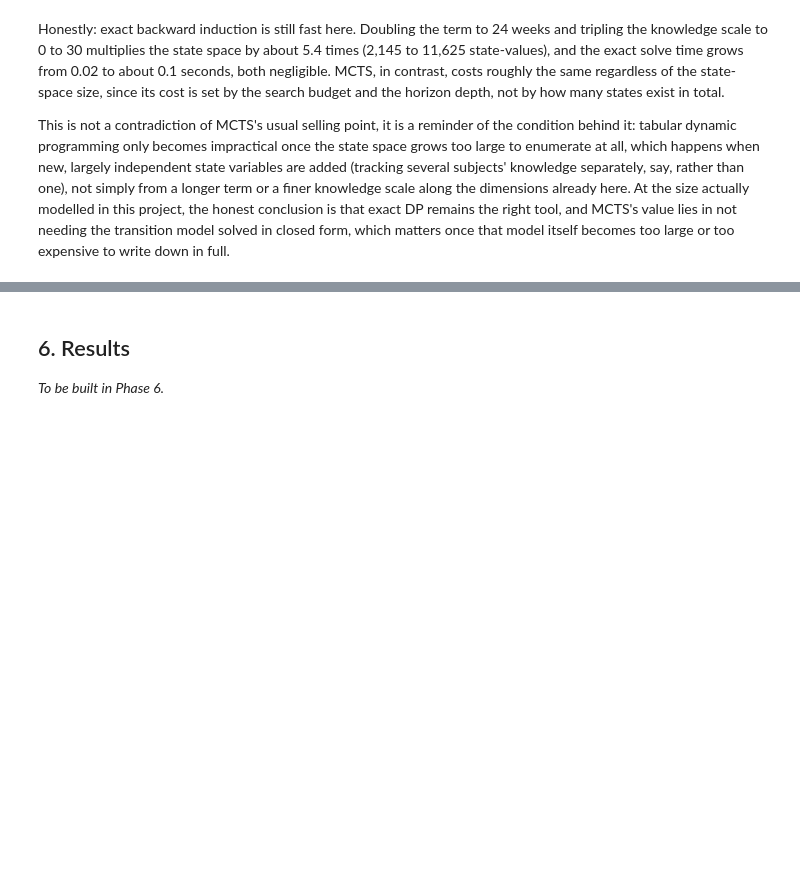
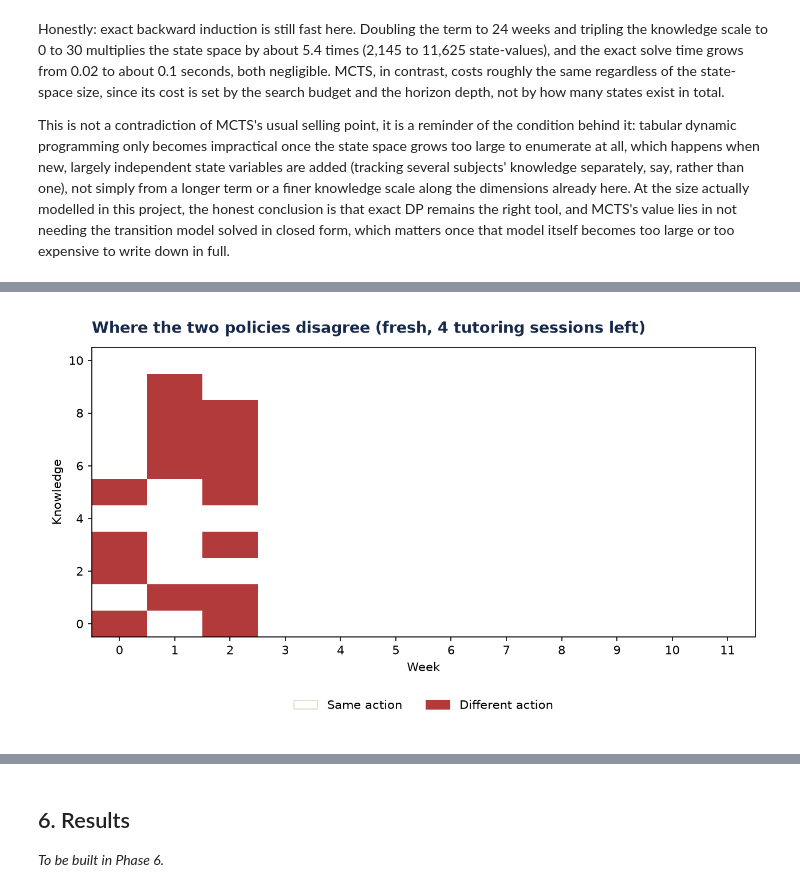
Before and after one commit to prachidabli-data/prachidabli-data.github.io, a Jupyter notebook: statistical-modelling-project-2/notebook/decision_modelling.ipynb, the cells around one changed output, grey strips where cells are left out. Saved outputs shown, nothing was run; the diff lists cells and outputs as text; code cells hidden in the pictures; blank space fills up the shorter version.

```diff
--- a/statistical-modelling-project-2/notebook/decision_modelling.ipynb
+++ b/statistical-modelling-project-2/notebook/decision_modelling.ipynb
@@ -640,0 +742,7 @@ to write down in full.
+# %%
+risk.plot_policy_diff_heatmap(policy, policy_risk, f=0, s=4,
+                               path="../images/10_risk_policy_diff_fresh_full_sessions.png",
+                               title="Where the two policies disagree (fresh, 4 tutoring sessions left)")
+Image("../images/10_risk_policy_diff_fresh_full_sessions.png")
+# %% [output]
+[figure, added]
```
Also changed, not shown: parts of 16 cells of this notebook, 9 other files.
